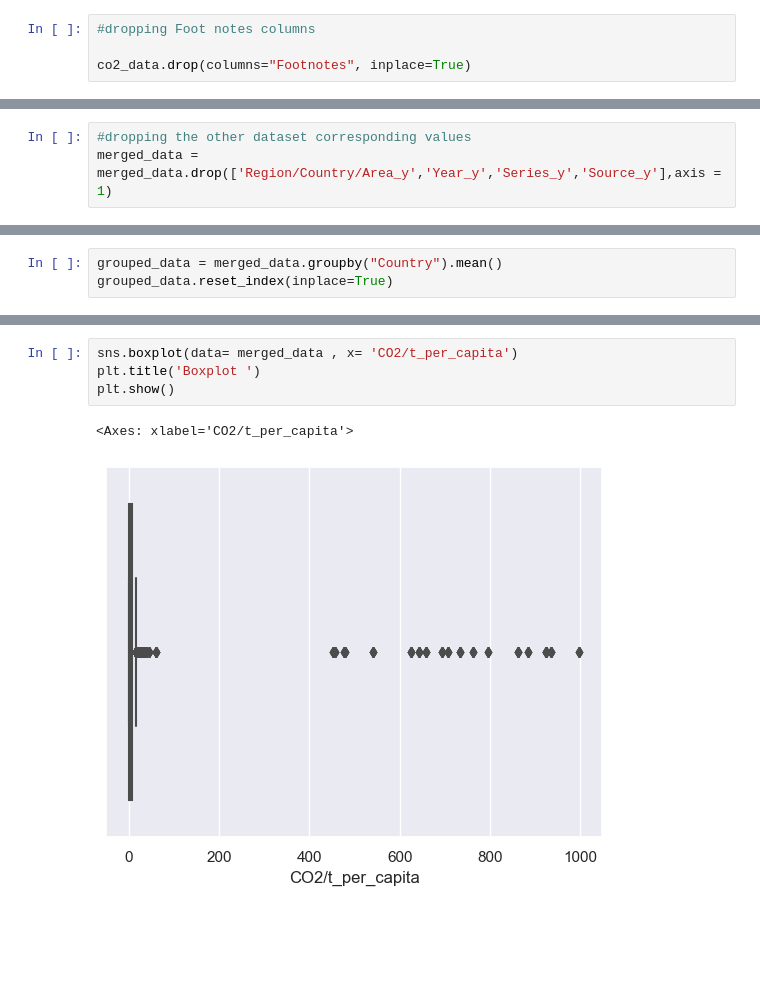
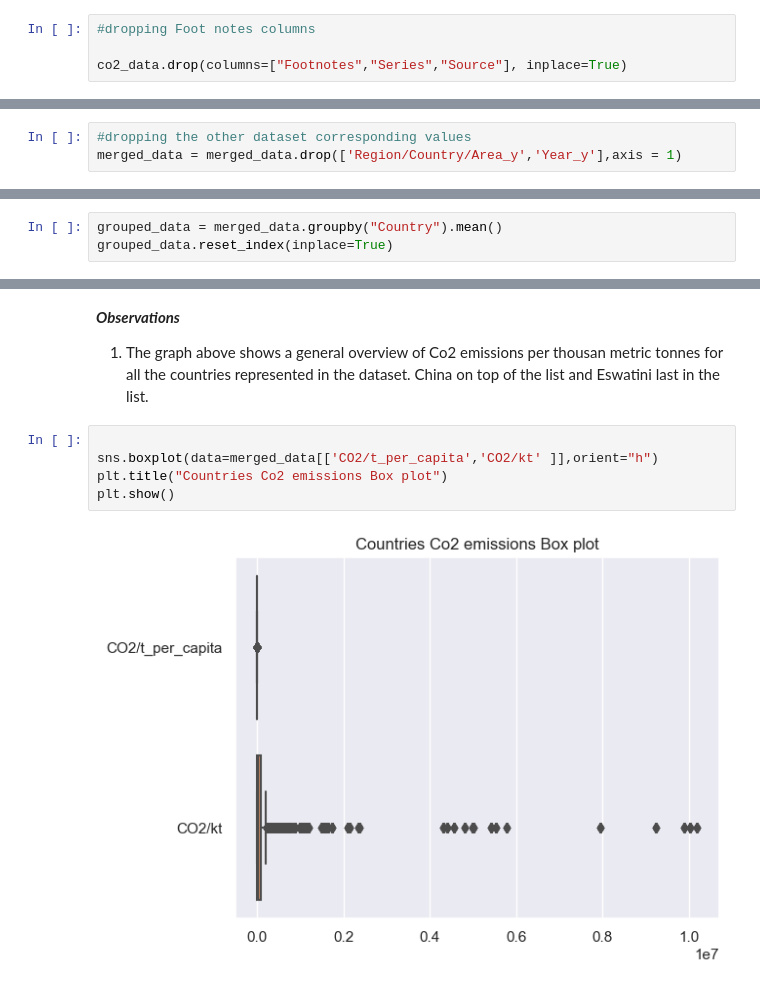
Before and after one commit to ntakirutimanapierre/Analytics-Assignemnt2-Exploratory-Data-Analysis-and-Reporting, a Jupyter notebook: g_assignment.ipynb, the cells around one changed output, grey strips where cells are left out. Cells and saved outputs as stored; diff of their text form; blank space fills up the shorter version.

```diff
--- a/g_assignment.ipynb
+++ b/g_assignment.ipynb
@@ -92,4 +59,4 @@ co2_data.rename(columns= {"Unnamed: 1":"Country"},inplace=True)
 # %%
 #dropping Foot notes columns
 
-co2_data.drop(columns="Footnotes", inplace=True)
+co2_data.drop(columns=["Footnotes","Series","Source"], inplace=True)
@@ -207,6 +183,6 @@ p_co2.shape[0] + k_co2.shape[0]
 # %%
 #dropping the other dataset corresponding values
-merged_data = merged_data.drop(['Region/Country/Area_y','Year_y','Series_y','Source_y'],axis = 1)
+merged_data = merged_data.drop(['Region/Country/Area_y','Year_y'],axis = 1)
 # %%
 #statistical description of the dataset
 merged_data.describe()
@@ -351,10 +330,13 @@ merged_data
+# %% [markdown]
+***Observations***
+1. The graph above shows a general overview of Co2 emissions per thousan metric tonnes  for  all the countries represented  in the dataset.  China   on top of the list and  Eswatini last in the list.
 # %%
-sns.boxplot(data= merged_data , x= 'CO2/t_per_capita')
-plt.title('Boxplot ')
+
+sns.boxplot(data=merged_data[['CO2/t_per_capita','CO2/kt' ]],orient="h")
+plt.title("Countries Co2 emissions Box plot")
 plt.show()
 # %% [output]
-<Axes: xlabel='CO2/t_per_capita'>
-[figure, old version]
+[figure, new version]
 # %%
 sns.boxplot(data= merged_data , x= 'CO2/kt')
 plt.title('Boxplot ')
```
Also changed, not shown: parts of 41 cells of this notebook.
